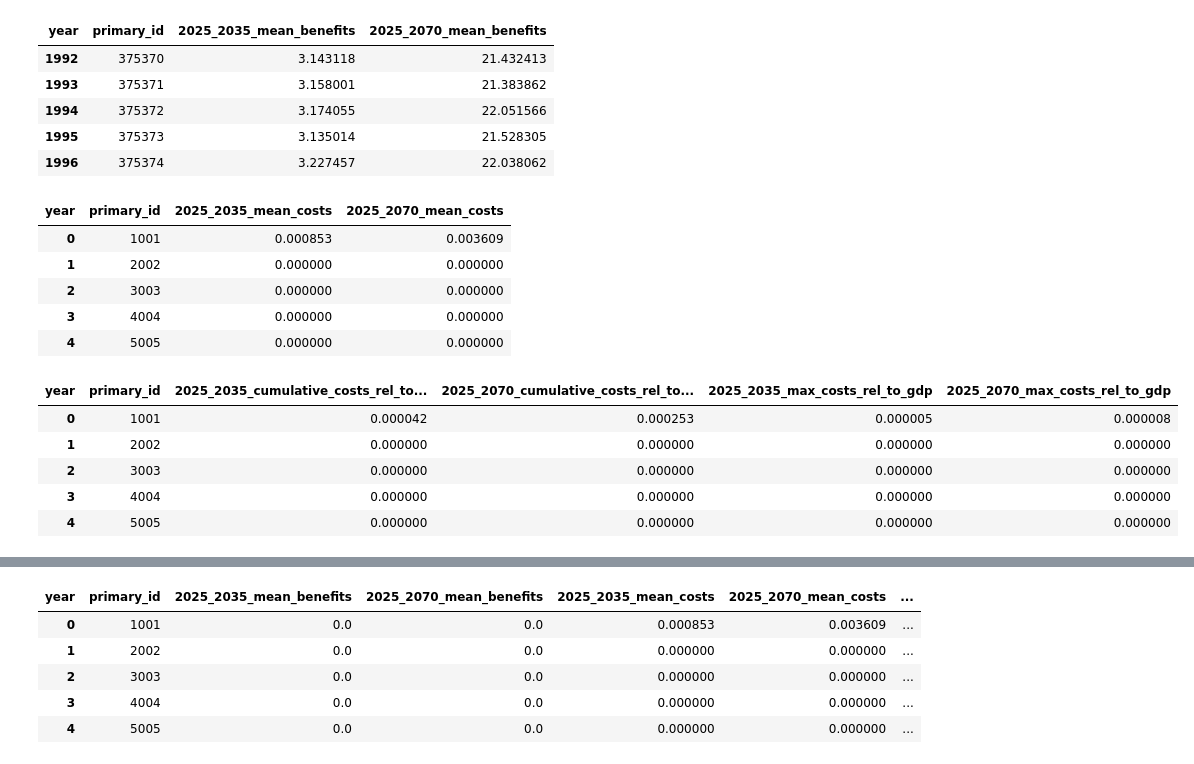
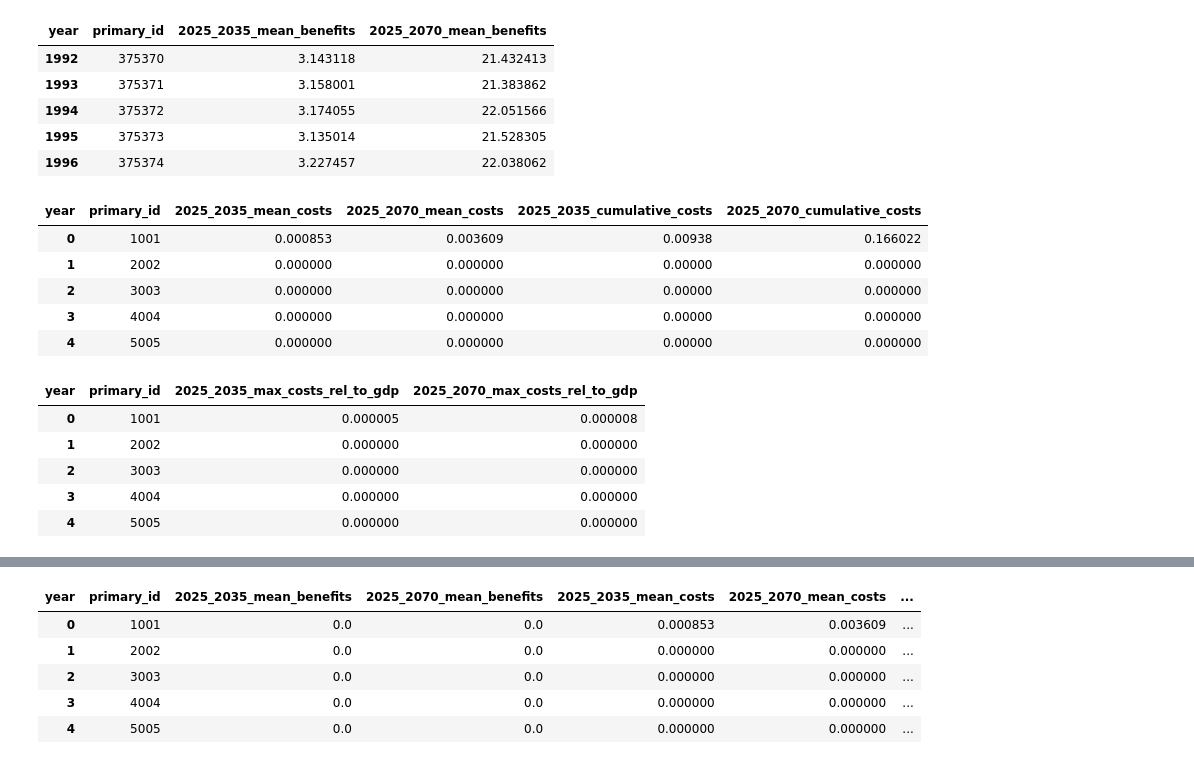
Before and after one commit to sisepuede-framework/ssp_uganda_data, a Jupyter notebook: metamodel/surrogate_model/data_prep.ipynb, the cells around one changed output, grey strips where cells are left out. Drawn from its saved outputs; the diff is of its cells as text; code cells hidden in the pictures.

```diff
--- a/metamodel/surrogate_model/data_prep.ipynb
+++ b/metamodel/surrogate_model/data_prep.ipynb
@@ -509,7 +506,7 @@ cb_df.describe()
 | max | 375374.000000 | 2070.000000 | 0.887930 | 0.095608 | 0.455269 | 6.670100e+01 |
 # %%
 # Keep techincal cost and muliply it by one
-cb_df["technical_cost"] = cb_df["technical_cost"] * -1
+cb_df["technical_cost"] = (cb_df["technical_cost"] + cb_df["system_cost"]) * -1
 cb_df = cb_df.drop(columns=["fuel_cost", "system_cost"])
 # %%
 cb_df = cb_df.merge(wide_inputs_outputs_df[["primary_id", "year", "gdp_mmm_usd"]], how="left", on=["primary_id", "year"])
@@ -572,7 +582,7 @@ benefits.tail()
 | 1995 | 375373 | 3.135014 | 21.528305 |
 | 1996 | 375374 | 3.227457 | 22.038062 |
 # %%
-technical_costs = (
+mean_and_cumulative_cost = (
     cb_df[cb_df["year"].isin(np.arange(2025, 2071))]
     .pivot_table(
         index="primary_id",
@@ -583,49 +593,53 @@ technical_costs = (
     .reset_index()
 )
 
-technical_costs["2025_2035_mean_costs"] = np.mean(technical_costs[np.arange(2025, 2036)], axis=1)
-technical_costs["2025_2070_mean_costs"] = np.mean(technical_costs[np.arange(2025, 2071)], axis=1)
+mean_and_cumulative_cost["2025_2035_mean_costs"] = np.mean(mean_and_cumulative_cost[np.arange(2025, 2036)], axis=1)
+mean_and_cumulative_cost["2025_2070_mean_costs"] = np.mean(mean_and_cumulative_cost[np.arange(2025, 2071)], axis=1)
+mean_and_cumulative_cost["2025_2035_cumulative_costs"] = np.sum(mean_and_cumulative_cost[np.arange(2025, 2036)], axis=1)
+mean_and_cumulative_cost["2025_2070_cumulative_costs"] = np.sum(mean_and_cumulative_cost[np.arange(2025, 2071)], axis=1)
 
-technical_costs = technical_costs[["primary_id",
+mean_and_cumulative_cost = mean_and_cumulative_cost[["primary_id",
                                    "2025_2035_mean_costs",
-                                   "2025_2070_mean_costs"]]
+                                   "2025_2070_mean_costs",
+                                   "2025_2035_cumulative_costs",
+                                   "2025_2070_cumulative_costs"]]
 
-technical_costs.head()
+mean_and_cumulative_cost.head()
 # %% [output]
-| year | primary_id | 2025_2035_mean_costs | 2025_2070_mean_costs |
-| 0 | 1001 | 0.000853 | 0.003609 |
-| 1 | 2002 | 0.000000 | 0.000000 |
-| 2 | 3003 | 0.000000 | 0.000000 |
-| 3 | 4004 | 0.000000 | 0.000000 |
-| 4 | 5005 | 0.000000 | 0.000000 |
+| year | primary_id | 2025_2035_mean_costs | 2025_2070_mean_costs | 2025_2035_cumulative_costs | 2025_2070_cumulative_costs |
+| 0 | 1001 | 0.000853 | 0.003609 | 0.00938 | 0.166022 |
+| 1 | 2002 | 0.000000 | 0.000000 | 0.00000 | 0.000000 |
+| 2 | 3003 | 0.000000 | 0.000000 | 0.00000 | 0.000000 |
+| 3 | 4004 | 0.000000 | 0.000000 | 0.00000 | 0.000000 |
+| 4 | 5005 | 0.000000 | 0.000000 | 0.00000 | 0.000000 |
 # %%
-technical_costs_rel_gdp = (
+max_costs_rel_to_gdp = (
     cb_df[cb_df["year"].isin(np.arange(2025, 2071))]
     .pivot_table(
         index="primary_id",
         columns="year",
         values="technical_cost_relative_to_gdp",
         aggfunc="sum"   # in case you have duplicates
     )
     .reset_index()
 )
 
-technical_costs_rel_gdp["2025_2035_cumulative_costs_rel_to_gdp"] = np.sum(technical_costs_rel_gdp[np.arange(2025, 2036)], axis=1)
-technical_costs_rel_gdp["2025_2070_cumulative_costs_rel_to_gdp"] = np.sum(technical_costs_rel_gdp[np.arange(2025, 2071)], axis=1)
-technical_costs_rel_gdp["2025_2035_max_costs_rel_to_gdp"] = np.max(technical_costs_rel_gdp[np.arange(2025, 2036)], axis=1)
-technical_costs_rel_gdp["2025_2070_max_costs_rel_to_gdp"] = np.max(technical_costs_rel_gdp[np.arange(2025, 2071)], axis=1)
+# max_costs_rel_to_gdp["2025_2035_cumulative_costs_rel_to_gdp"] = np.sum(max_costs_rel_to_gdp[np.arange(2025, 2036)], axis=1)
+# max_costs_rel_to_gdp["2025_2070_cumulative_costs_rel_to_gdp"] = np.sum(max_costs_rel_to_gdp[np.arange(2025, 2071)], axis=1)
+max_costs_rel_to_gdp["2025_2035_max_costs_rel_to_gdp"] = np.max(max_costs_rel_to_gdp[np.arange(2025, 2036)], axis=1)
+max_costs_rel_to_gdp["2025_2070_max_costs_rel_to_gdp"] = np.max(max_costs_rel_to_gdp[np.arange(2025, 2071)], axis=1)
 
-technical_costs_rel_gdp = technical_costs_rel_gdp[["primary_id",
-                                   "2025_2035_cumulative_costs_rel_to_gdp",
-                                   "2025_2070_cumulative_costs_rel_to_gdp",
+max_costs_rel_to_gdp = max_costs_rel_to_gdp[["primary_id",
+                                #    "2025_2035_cumulative_costs_rel_to_gdp",
+                                #    "2025_2070_cumulative_costs_rel_to_gdp",
                                    "2025_2035_max_costs_rel_to_gdp",
                                    "2025_2070_max_costs_rel_to_gdp"]]
 
-technical_costs_rel_gdp.head()
+max_costs_rel_to_gdp.head()
 # %% [output]
-| year | primary_id | 2025_2035_cumulative_costs_rel_to... | 2025_2070_cumulative_costs_rel_to... | 2025_2035_max_costs_rel_to_gdp | 2025_2070_max_costs_rel_to_gdp |
-| 0 | 1001 | 0.000042 | 0.000253 | 0.000005 | 0.000008 |
-| 1 | 2002 | 0.000000 | 0.000000 | 0.000000 | 0.000000 |
-| 2 | 3003 | 0.000000 | 0.000000 | 0.000000 | 0.000000 |
-| 3 | 4004 | 0.000000 | 0.000000 | 0.000000 | 0.000000 |
-| 4 | 5005 | 0.000000 | 0.000000 | 0.000000 | 0.000000 |
+| year | primary_id | 2025_2035_max_costs_rel_to_gdp | 2025_2070_max_costs_rel_to_gdp |
+| 0 | 1001 | 0.000005 | 0.000008 |
+| 1 | 2002 | 0.000000 | 0.000000 |
+| 2 | 3003 | 0.000000 | 0.000000 |
+| 3 | 4004 | 0.000000 | 0.000000 |
+| 4 | 5005 | 0.000000 | 0.000000 |
```
Also changed, not shown: parts of 18 cells of this notebook, 6 other files.
